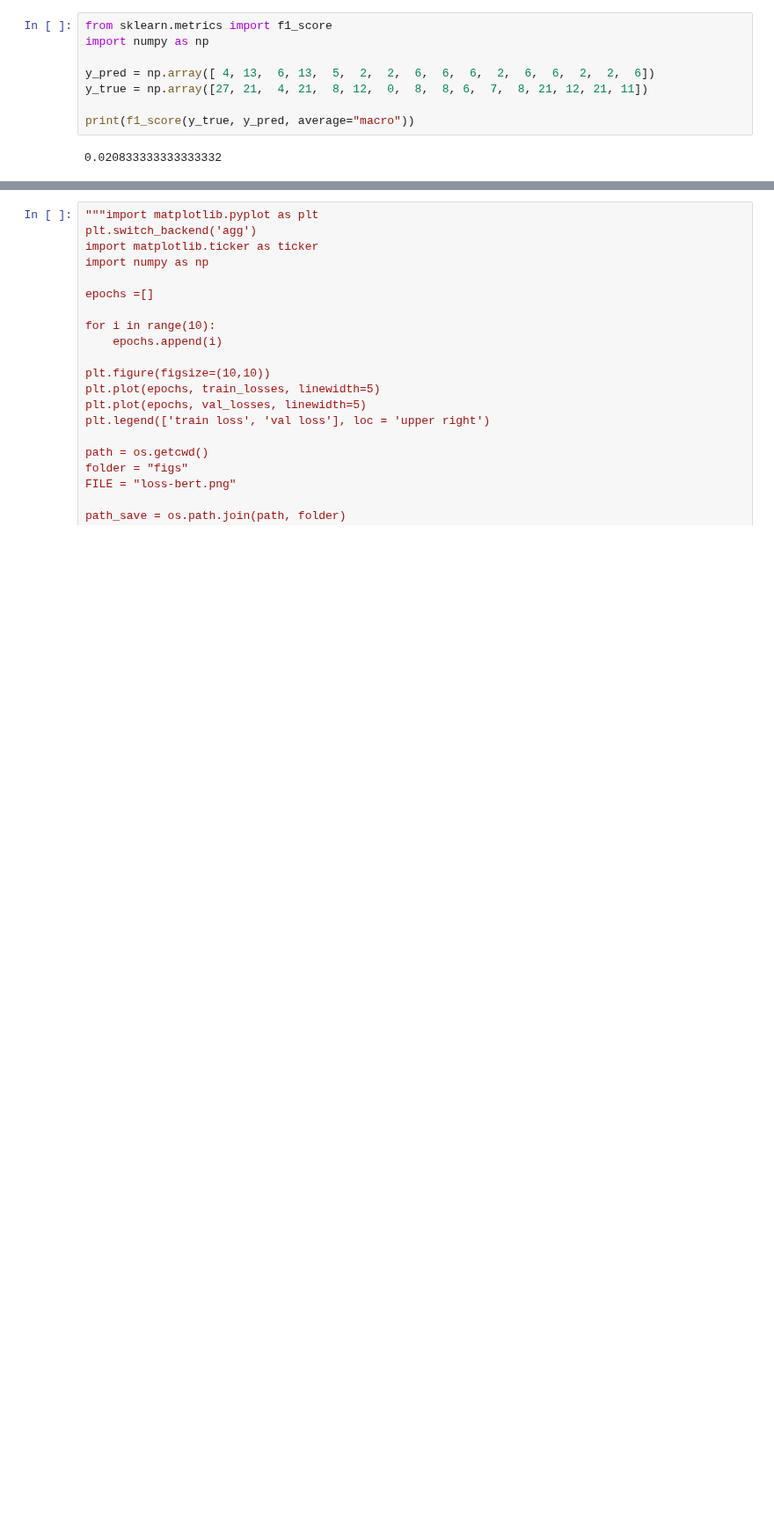
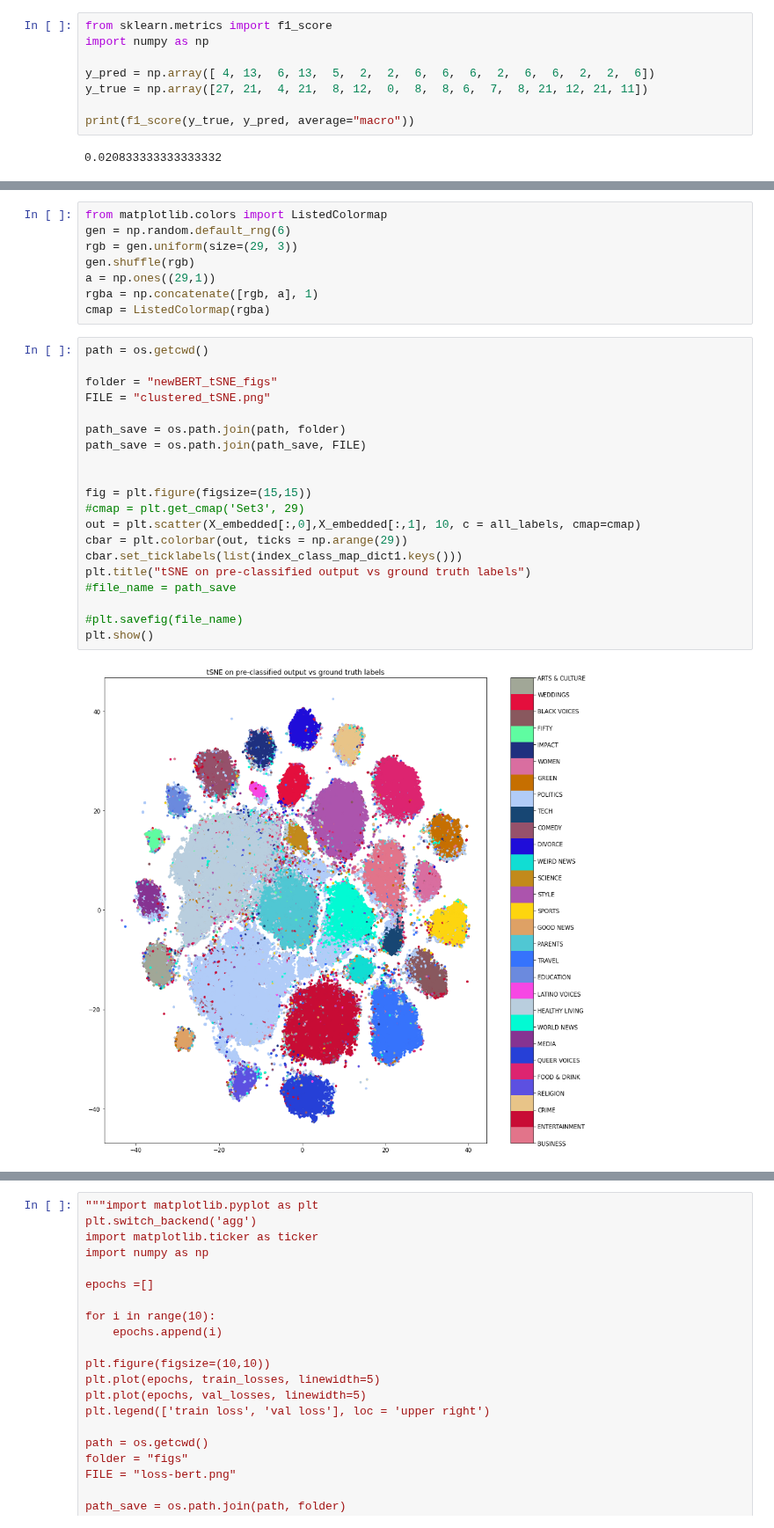
Before and after one commit to Siddhant-Ray/Attentive-neural-networks-for-news-classification, a Jupyter notebook: training-workspace_bert4.ipynb, the cells around one changed output, grey strips where cells are left out. Shown at 88% size. Cells and saved outputs as stored; diff of their text form; blank space fills up the shorter version.

```diff
--- a/training-workspace_bert4.ipynb
+++ b/training-workspace_bert4.ipynb
@@ -506 +789,31 @@ F1 raw score for epoch = 10 is [0.60978148 0.73353194 0.61212564 0.54131054 0.82
+# %%
+from matplotlib.colors import ListedColormap
+gen = np.random.default_rng(6)
+rgb = gen.uniform(size=(29, 3))
+gen.shuffle(rgb)
+a = np.ones((29,1))
+rgba = np.concatenate([rgb, a], 1)
+cmap = ListedColormap(rgba)
+# %%
+path = os.getcwd()
+
+folder = "newBERT_tSNE_figs"
+FILE = "clustered_tSNE.png"
+
+path_save = os.path.join(path, folder)
+path_save = os.path.join(path_save, FILE)
+
+
+fig = plt.figure(figsize=(15,15))
+#cmap = plt.get_cmap('Set3', 29)
+out = plt.scatter(X_embedded[:,0],X_embedded[:,1], 10, c = all_labels, cmap=cmap)
+cbar = plt.colorbar(out, ticks = np.arange(29))
+cbar.set_ticklabels(list(index_class_map_dict1.keys()))
+plt.title("tSNE on pre-classified output vs ground truth labels")
+#file_name = path_save
+
+#plt.savefig(file_name)
+plt.show()
+# %% [output]
+[figure, added]
 # %%
```
Also changed, not shown: parts of 20 cells of this notebook, 29 other files.
